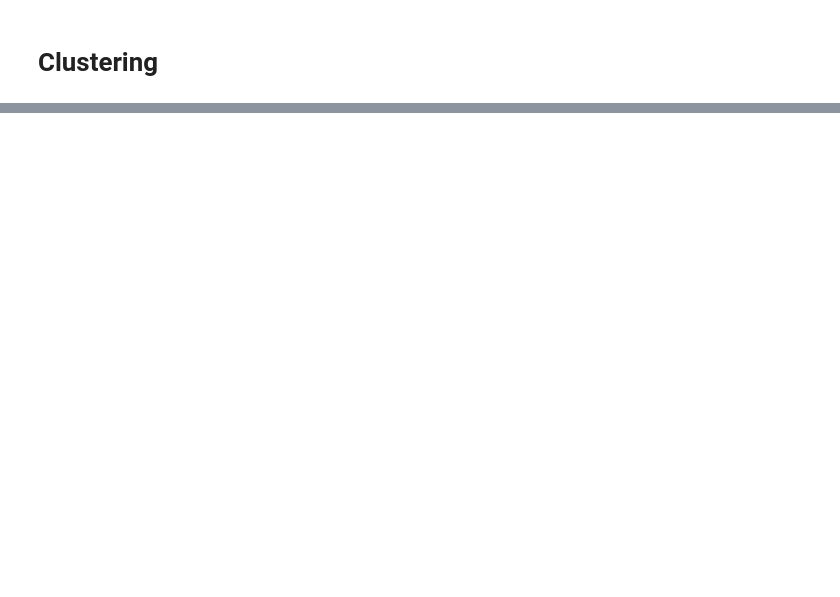
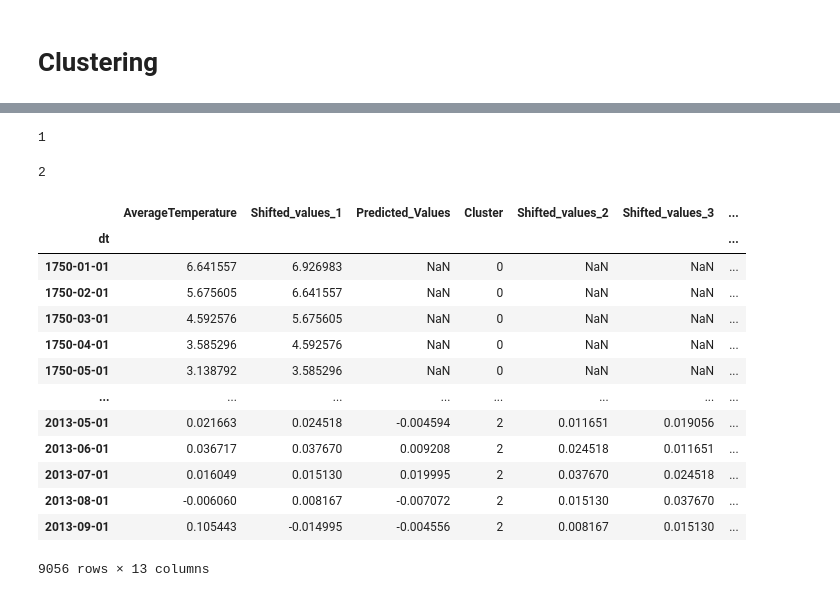
Before and after one commit to CyberStefNef/World_Temperature_Analysis, a Jupyter notebook: analyses.ipynb, the cells around one changed output, grey strips where cells are left out. Saved outputs shown, nothing was run; the diff lists cells and outputs as text; code cells hidden in the pictures; blank space fills up the shorter version.

```diff
--- a/analyses.ipynb
+++ b/analyses.ipynb
@@ -229,0 +182,6 @@ fig.show()
+# %%
+# Merge the two DataFrames based on the 'Country' column
+merged_df = pd.merge(df, slopes_df[['Country','Cluster']], on=['Country'], how='left')
+
+# Convert the 'Date' column to the index
+merged_df.set_index('dt', inplace=True)
@@ -229,0 +195,16 @@ fig.show()
+# %%
+
+# First, group by both 'Country' and year and calculate the mean temperature
+df_clusters = merged_df.groupby(['Cluster', merged_df.index])['AverageTemperature'].mean().reset_index()
+
+# Rename the columns for clarity
+df_clusters.columns = ['Cluster', 'dt', 'AverageTemperature']
+
+
+# Now, df_country_year contains the average temperature per year per country
+df_clusters = df_clusters.dropna()
+
+df_clusters = df_clusters.set_index("dt")
+
+#df_clusters = df_clusters.loc[(df_clusters.index >= "1800-01-01") & (df_clusters.index <= "2013-08-01")]
+df_clusters
@@ -229,0 +241,5 @@ fig.show()
+# %%
+df_clusters = df_clusters.groupby("Cluster",observed=False)
+
+# # rows = df_clusters.size()
+# # least_rows = rows.min()
@@ -229,0 +341,23 @@ fig.show()
+# %%
+print(stationary_count_second_round)
+stationary_count_first_round
+# %% [output]
+1
+2
+# %%
+result_df
+# %% [output]
+|  | AverageTemperature | Shifted_values_1 | Predicted_Values | Cluster | Shifted_values_2 | Shifted_values_3 | ... |
+| dt |  |  |  |  |  |  | ... |
+| 1750-01-01 | 6.641557 | 6.926983 | NaN | 0 | NaN | NaN | ... |
+| 1750-02-01 | 5.675605 | 6.641557 | NaN | 0 | NaN | NaN | ... |
+| 1750-03-01 | 4.592576 | 5.675605 | NaN | 0 | NaN | NaN | ... |
+| 1750-04-01 | 3.585296 | 4.592576 | NaN | 0 | NaN | NaN | ... |
+| 1750-05-01 | 3.138792 | 3.585296 | NaN | 0 | NaN | NaN | ... |
+| ... | ... | ... | ... | ... | ... | ... | ... |
+| 2013-05-01 | 0.021663 | 0.024518 | -0.004594 | 2 | 0.011651 | 0.019056 | ... |
+| 2013-06-01 | 0.036717 | 0.037670 | 0.009208 | 2 | 0.024518 | 0.011651 | ... |
+| 2013-07-01 | 0.016049 | 0.015130 | 0.019995 | 2 | 0.037670 | 0.024518 | ... |
+| 2013-08-01 | -0.006060 | 0.008167 | -0.007072 | 2 | 0.015130 | 0.037670 | ... |
+| 2013-09-01 | 0.105443 | -0.014995 | -0.004556 | 2 | 0.008167 | 0.015130 | ... |
+9056 rows × 13 columns
```
Also changed, not shown: parts of 27 cells of this notebook, 1 other file.
